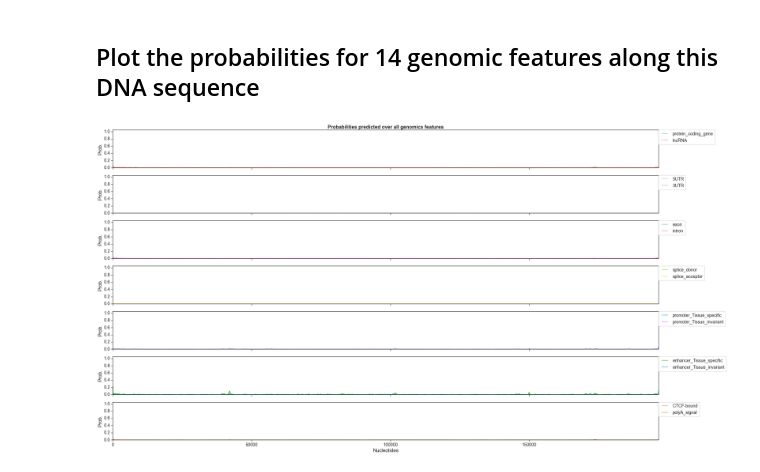
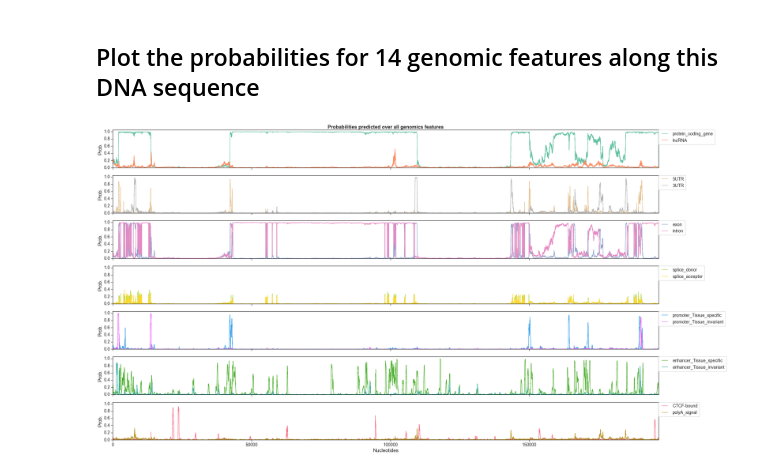
Before and after one commit to instadeepai/nucleotide-transformer, a Jupyter notebook: examples/inference_segment_enformer.ipynb, the cells around one changed output. Drawn from its saved outputs; the diff is of its cells as text; code cells hidden in the pictures.

```diff
--- a/examples/inference_segment_enformer.ipynb
+++ b/examples/inference_segment_enformer.ipynb
@@ -238,11 +230,11 @@ probabilities.shape
 ## Plot the probabilities for 14 genomic features along this DNA sequence
 # %%
 plot_features(
-    probabilities[0],
+    probabilities[0, 0],
     probabilities.shape[-2],
     fig_width=20,
     features=FEATURES,
     order_to_plot=features_rearranged
 )
 # %% [output]
-[figure, old version]
+[figure, new version]
```
Also changed, not shown: parts of 3 cells of this notebook, 1 other file.
